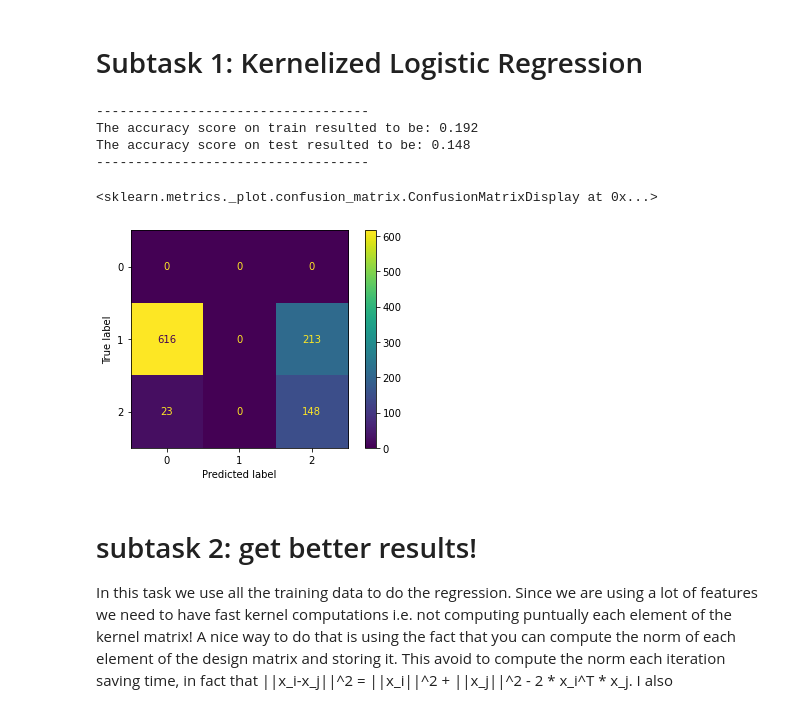
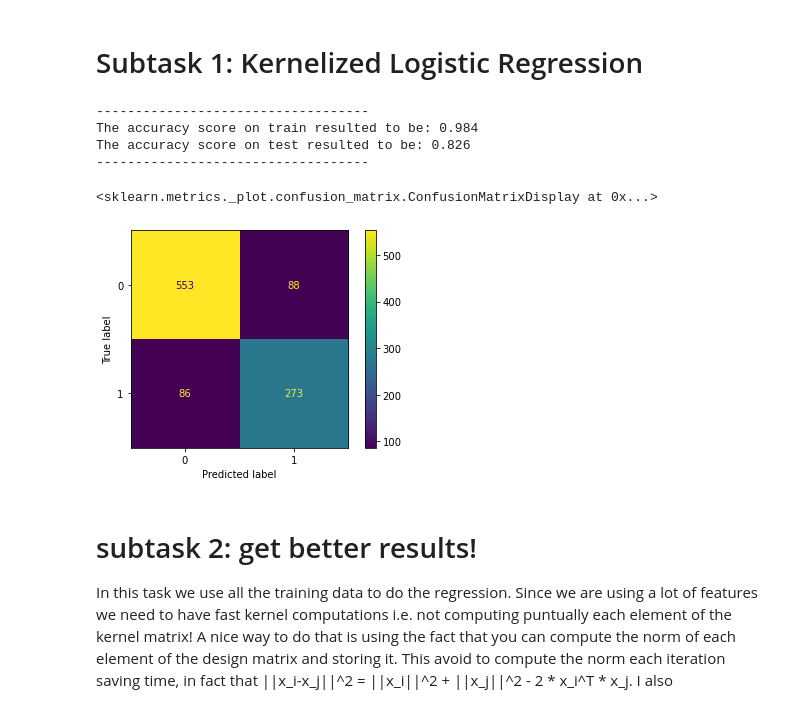
Before and after one commit to IZerab/Into_ML, a Jupyter notebook: PA6/Main.ipynb, the cells around one changed output. Saved outputs shown, nothing was run; the diff lists cells and outputs as text; code cells hidden in the pictures.

```diff
--- a/PA6/Main.ipynb
+++ b/PA6/Main.ipynb
@@ -66,6 +66,3 @@ x_train_1 = x_train.loc[:, ['x', 'y']]
 x_test_1 = x_test.loc[:, ['x', 'y']]
 
 x_train.head()
-
-y_train[y_train == 0] = -1
-y_test[y_test == 0] = -1
@@ -73,36 +77,36 @@ y_test[y_test == 0] = -1
 # Subtask 1: Kernelized Logistic Regression
 # %%
 # set my parameters
-maxIter = 1000
-sigma = 0.1
+maxIter = 100
+sigma = 0.05
 alpha = np.zeros(4)
 
 # create the ML dataframes
 x_train_1 = x_train.loc[:, ['x', 'y']]
 x_test_1 = x_test.loc[:, ['x', 'y']]
 
 my_log_reg = custom_log_reg(kernel='gaussian', hyper_kernel=sigma)
 costs = my_log_reg.fit(X=x_train_1, y=y_train, max_steps=maxIter, Lambda = 0.001, epsilon=1e-6)
 
 # assess the results!
 Z = my_log_reg.predict(x_test_1, threshold=0.5)
 Z_train = my_log_reg.predict(x_train_1, threshold=0.5)
 
 print("-----------------------------------")
 print("The accuracy score on train resulted to be: {}".format(accuracy_score(Z_train, y_train)))
 print("The accuracy score on test resulted to be: {}".format(accuracy_score(Z, y_test)))
 print("-----------------------------------")
 
 # plot the confusion matrix
 disp = ConfusionMatrixDisplay(confusion_matrix(Z, y_test))
 disp.plot()
 # %% [output]
 -----------------------------------
-The accuracy score on train resulted to be: 0.192
-The accuracy score on test resulted to be: 0.148
+The accuracy score on train resulted to be: 0.984
+The accuracy score on test resulted to be: 0.826
 -----------------------------------
 <sklearn.metrics._plot.confusion_matrix.ConfusionMatrixDisplay at 0x...>
-[figure, old version]
+[figure, new version]
 # %% [markdown]
 # subtask 2: get better results!
 
```
Also changed, not shown: parts of 16 cells of this notebook, 1 other file.
